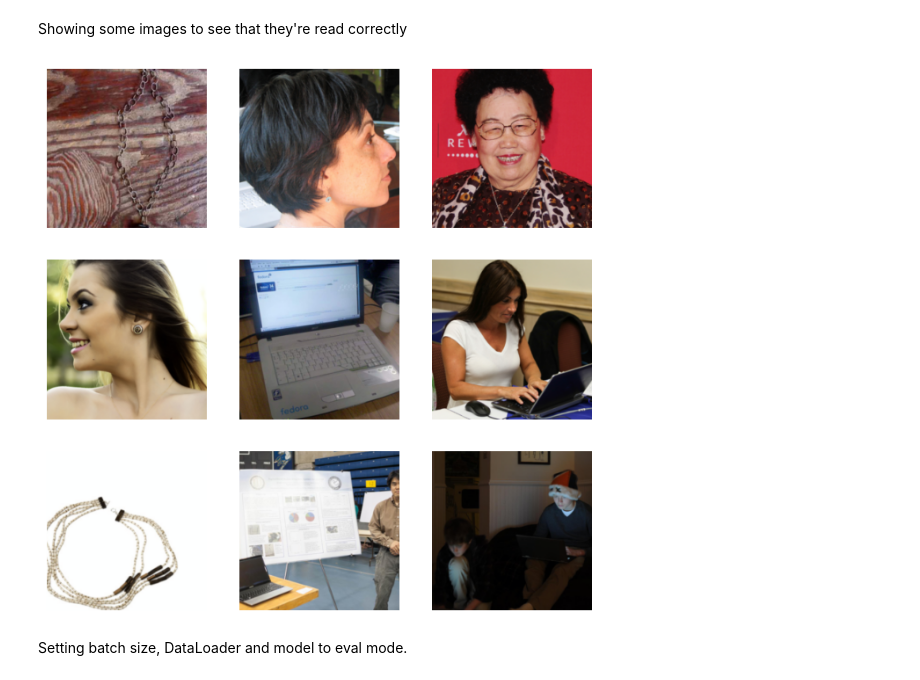
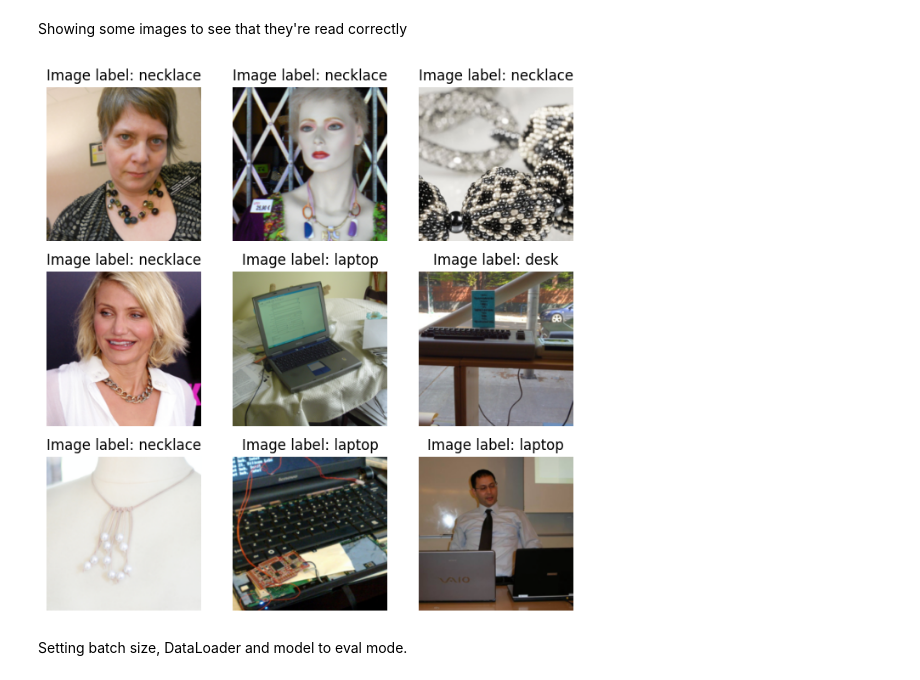
Before and after one commit to JustinasLekavicius/VilniusUniversity, a Jupyter notebook: master/deep-learning/DeepLearningLabTask1_JustinasLekavicius.ipynb, the cells around one changed output. Saved outputs shown, nothing was run; the diff lists cells and outputs as text; code cells hidden in the pictures.

```diff
--- a/master/deep-learning/DeepLearningLabTask1_JustinasLekavicius.ipynb
+++ b/master/deep-learning/DeepLearningLabTask1_JustinasLekavicius.ipynb
@@ -192,21 +194,22 @@ Showing some images to see that they're read correctly
 # %%
 figure = plt.figure(figsize=(8, 8))
 cols, rows = 3, 3
 for i in range(1, cols * rows + 1):
     sample_idx = torch.randint(len(dataset), size=(1,)).item()
     img, label = dataset[sample_idx]
     img = torch.tensor(img)
-    figure.add_subplot(rows, cols, i)
+    image_label = weights.meta["categories"][int(label)]
+    figure.add_subplot(rows, cols, i, title=f"Image label: {image_label}")
     img = img.numpy().transpose((1, 2, 0))
     mean = np.array([0.485, 0.456, 0.406])
     std = np.array([0.229, 0.224, 0.225])
     img = std * img + mean
     img = np.clip(img, 0, 1)
     plt.axis("off")
     plt.imshow(img, cmap="gray")
 plt.show()
 # %% [output]
-[figure, old version]
+[figure, new version]
 # %% [markdown]
 Setting batch size, DataLoader and model to eval mode.
 # %%
```
Also changed, not shown: parts of 11 cells of this notebook, 1 other file.
